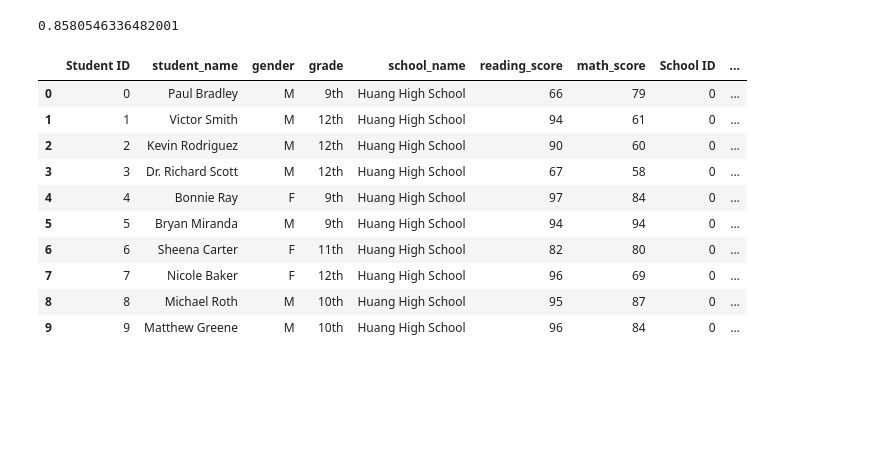
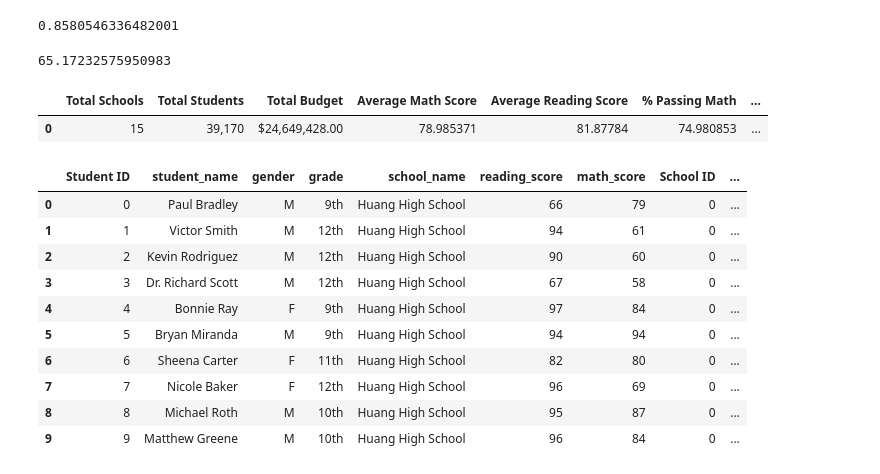
Before and after one commit to RachelFizel/panda-challenge, a Jupyter notebook: PyCitySchools/PyCitySchools.ipynb, the cells around one changed output. Saved outputs shown, nothing was run; the diff lists cells and outputs as text; code cells hidden in the pictures; blank space fills up the shorter version.

Commit message:
added % overall passing and format output

```diff
--- a/PyCitySchools/PyCitySchools.ipynb
+++ b/PyCitySchools/PyCitySchools.ipynb
@@ -129,3 +125,43 @@ print (read_pct)
+# %%
+#calculate the % of students who passed math and reading
+
+
+schools_and_students_df["Pass Both"] = np.where((schools_and_students_df["Pass Reading"]=="pass") &
+                                                (schools_and_students_df["Pass Math"]=="pass"),
+                                                "pass", "fail")
+
+#make a dictionary to hold the pass fail percentage
+pass_both_pct = {}
+
+#                                                       normalize = True returns a percentage rather then a count
+pass_both_pct = schools_and_students_df["Pass Both"].value_counts(normalize = True)
+
+#retrieve the pass percent from the dictionary
+both_pct = pass_both_pct["pass"]
+both_pct
+
+print (both_pct*100)
+# %% [output]
+65.17232575950983
+# %%
+#create data frame to hold the results
+
+results_df = pd.DataFrame([
+                            {"Total Schools" : total_schools,
+                             "Total Students" : total_students,
+                             "Total Students" : "{:,.0f}".format(total_students),
+                             "Total Budget" : "${:,.2f}".format(total_budget),
+                             "Average Math Score" : average_math_score,
+                             "Average Reading Score" : average_reading_score,
+                             "% Passing Math" : math_pct*100,
+                             "% Passing Reading" : read_pct*100,
+                             "% Overall Passing" : both_pct
+                            }
+                         ])
+results_df
+# %% [output]
+|  | Total Schools | Total Students | Total Budget | Average Math Score | Average Reading Score | % Passing Math | ... |
+| 0 | 15 | 39,170 | $24,649,428.00 | 78.985371 | 81.87784 | 74.980853 | ... |
 # %%
 schools_and_students_df.head(10)
 # %% [output]
```
Also changed, not shown: parts of 4 cells of this notebook.
